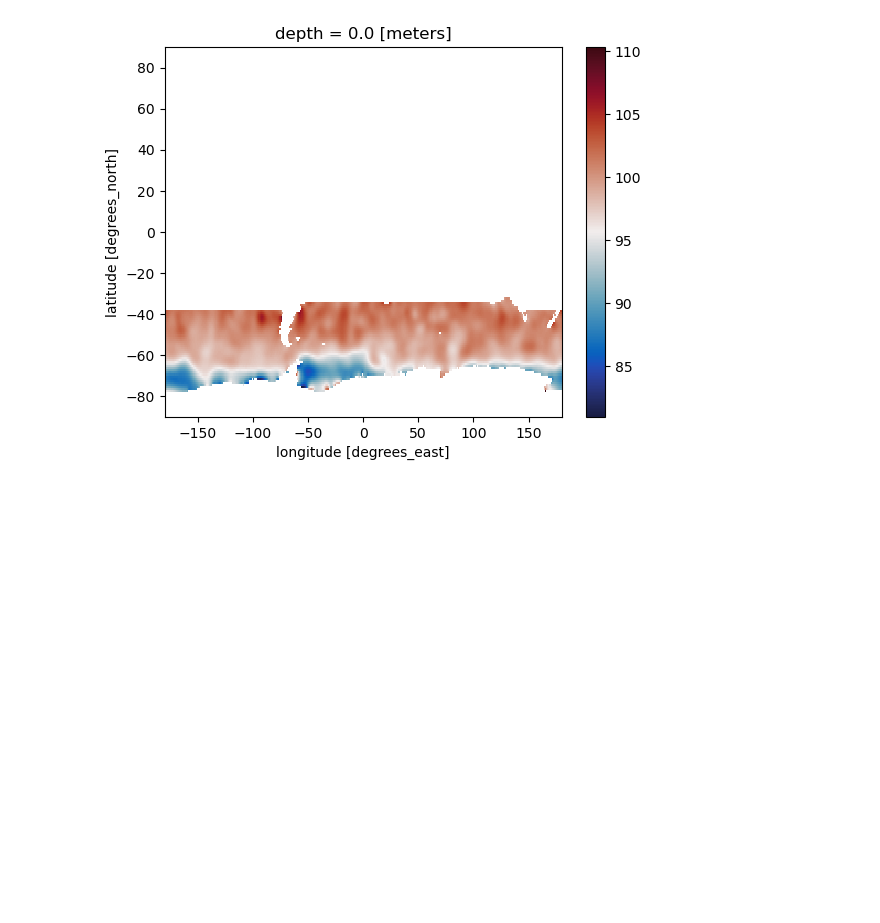
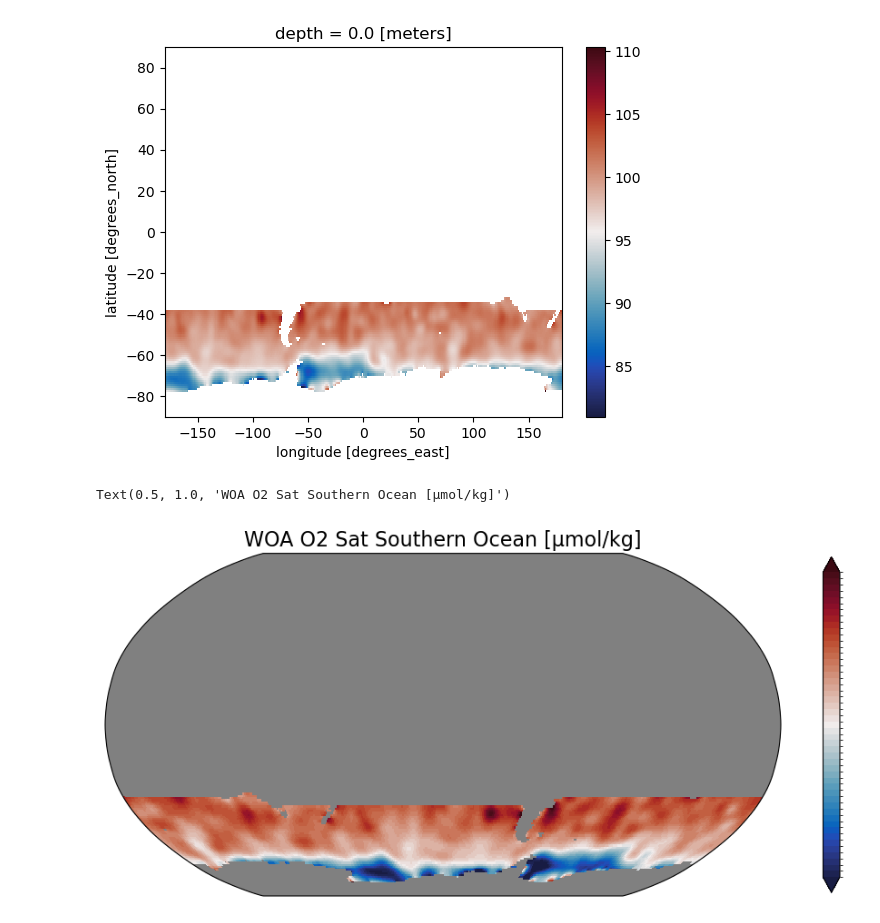
Before and after one commit to EES-3506-5506/EES3506_5506_Fall2023_Final_Project_G4_Hartman, a Jupyter notebook: notebooks/Final_Historical.ipynb, the cells around one changed output. Drawn from its saved outputs; the diff is of its cells as text; code cells hidden in the pictures; blank space fills up the shorter version.

```diff
--- a/notebooks/Final_Historical.ipynb
+++ b/notebooks/Final_Historical.ipynb
@@ -365,3 +365,21 @@ woa18_o2sat_southernocean.isel(depth=0).plot(cmap=cmocean.cm.balance)
 # %% [output]
 <matplotlib.collections.QuadMesh at 0x...>
 [figure]
+# %%
+subplot_kws = dict(projection=ccrs.Robinson(central_longitude=-120),facecolor='grey')
+
+plt.figure(figsize=[12,8])
+
+o2satS = woa18_o2sat_southernocean.isel(depth=0).plot(x='lon',y='lat',
+                         cmap=cmocean.cm.balance, vmin=87, vmax=106, levels=50,
+                         subplot_kws = subplot_kws,
+                         transform=ccrs.PlateCarree(),
+                         add_colorbar=False)
+
+# add separate colorbar
+cb = plt.colorbar(o2satS, ticks=[-50,-25,0,25,50], shrink=0.6)
+cb.ax.tick_params(labelsize=14)
+plt.title("WOA O2 Sat Southern Ocean [μmol/kg]",fontsize=16)
+# %% [output]
+Text(0.5, 1.0, 'WOA O2 Sat Southern Ocean [μmol/kg]')
+[figure, added]
```
Also changed, not shown: parts of 12 cells of this notebook.
